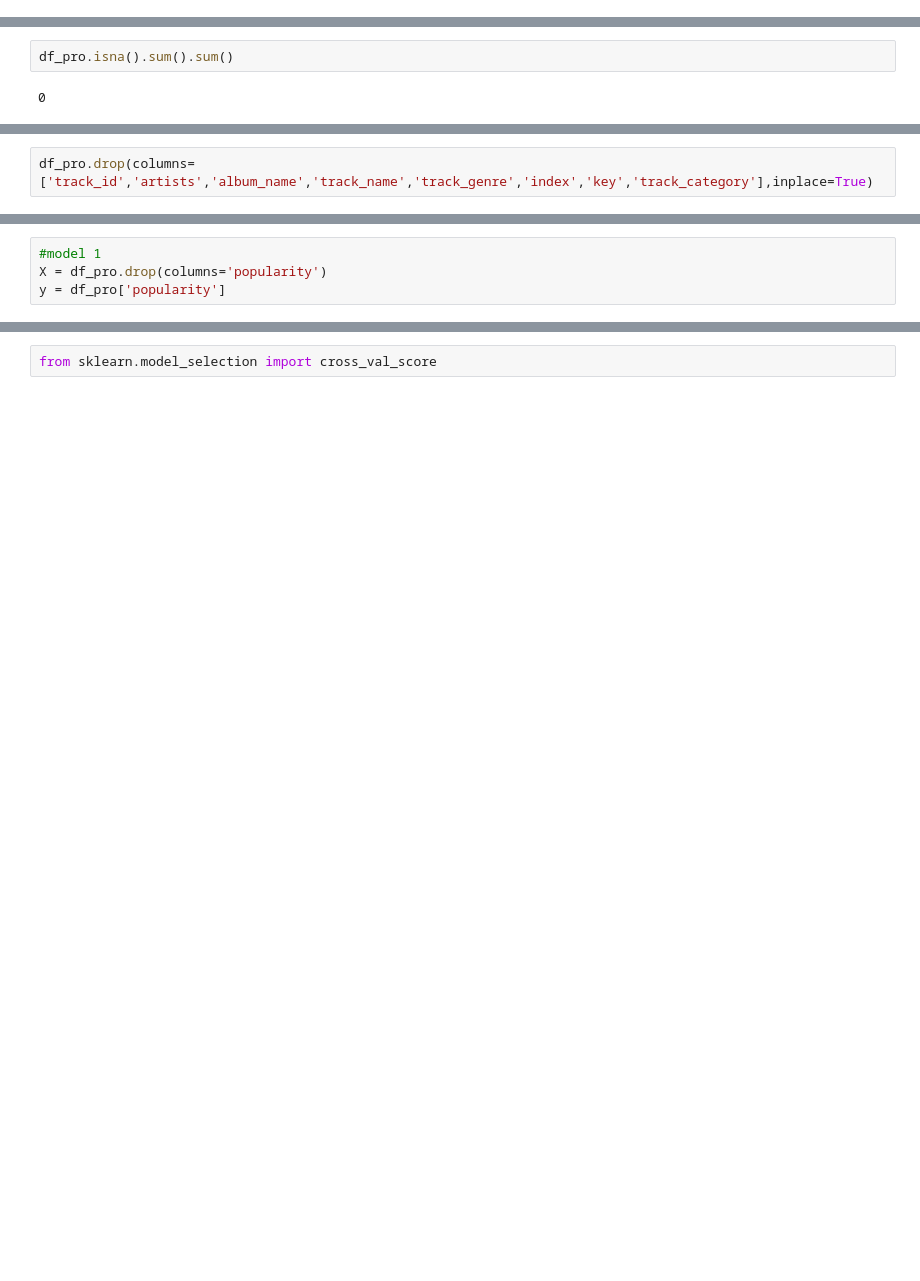
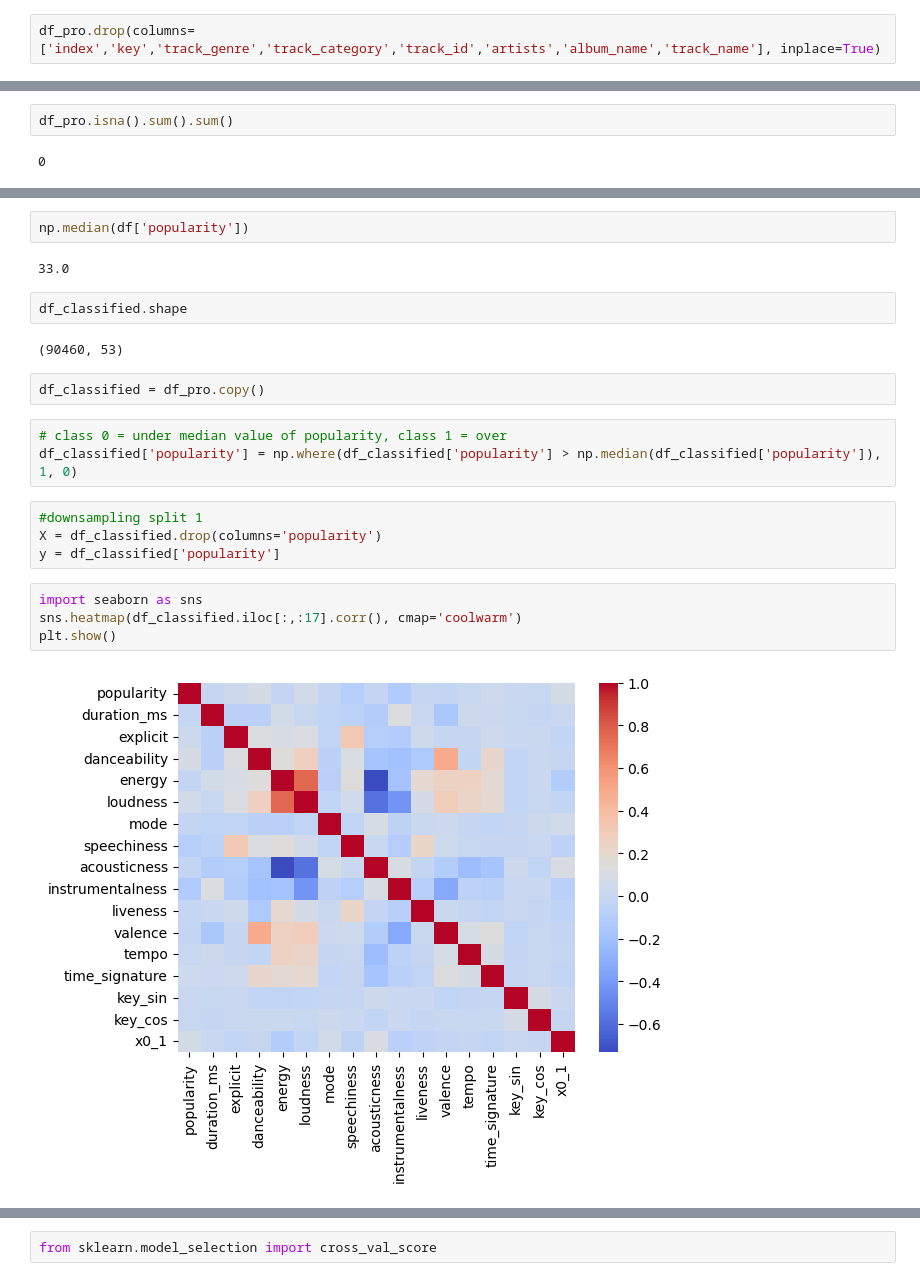
Before and after one commit to ounnuqul/Spotify_Popularity_Prediction_Model_Capstone_Project, a Jupyter notebook: data_cleaner.ipynb, the cells around one changed output, grey strips where cells are left out. Cells and saved outputs as stored; diff of their text form; blank space fills up the shorter version.

Commit message:
data_cleaner now has some downsampling work. Consiering adding downsampling to a gridsearch to find out how to best balance the 0 class

```diff
--- a/data_cleaner.ipynb
+++ b/data_cleaner.ipynb
@@ -313,3 +320,5 @@ df_pro = pd.concat([df.reset_index(), df_encoded], axis=1)
+# %%
+df_pro.drop(columns=['index','key','track_genre','track_category','track_id','artists','album_name','track_name'], inplace=True)
 # %%
 df_pro.shape
 # %% [output]
@@ -351,2 +355,0 @@ memory usage: 3.5+ MB
-# %%
-df_pro.drop(columns=['track_id','artists','album_name','track_name','track_genre','index','key','track_category'],inplace=True)
@@ -355,4 +360,23 @@ df_pro.drop(columns=['track_id','artists','album_name','track_name','track_genre
+# %%
+np.median(df['popularity'])
+# %% [output]
+33.0
+# %%
+df_classified.shape
+# %% [output]
+(90460, 53)
+# %%
+df_classified = df_pro.copy()
+# %%
+# class 0 = under median value of popularity, class 1 = over
+df_classified['popularity'] = np.where(df_classified['popularity'] > np.median(df_classified['popularity']), 1, 0)
 # %%
-#model 1
-X = df_pro.drop(columns='popularity')
-y = df_pro['popularity']
+#downsampling split 1
+X = df_classified.drop(columns='popularity')
+y = df_classified['popularity']
+# %%
+import seaborn as sns
+sns.heatmap(df_classified.iloc[:,:17].corr(), cmap='coolwarm')
+plt.show()
+# %% [output]
+[figure, added]
```
Also changed, not shown: parts of 28 cells of this notebook.
